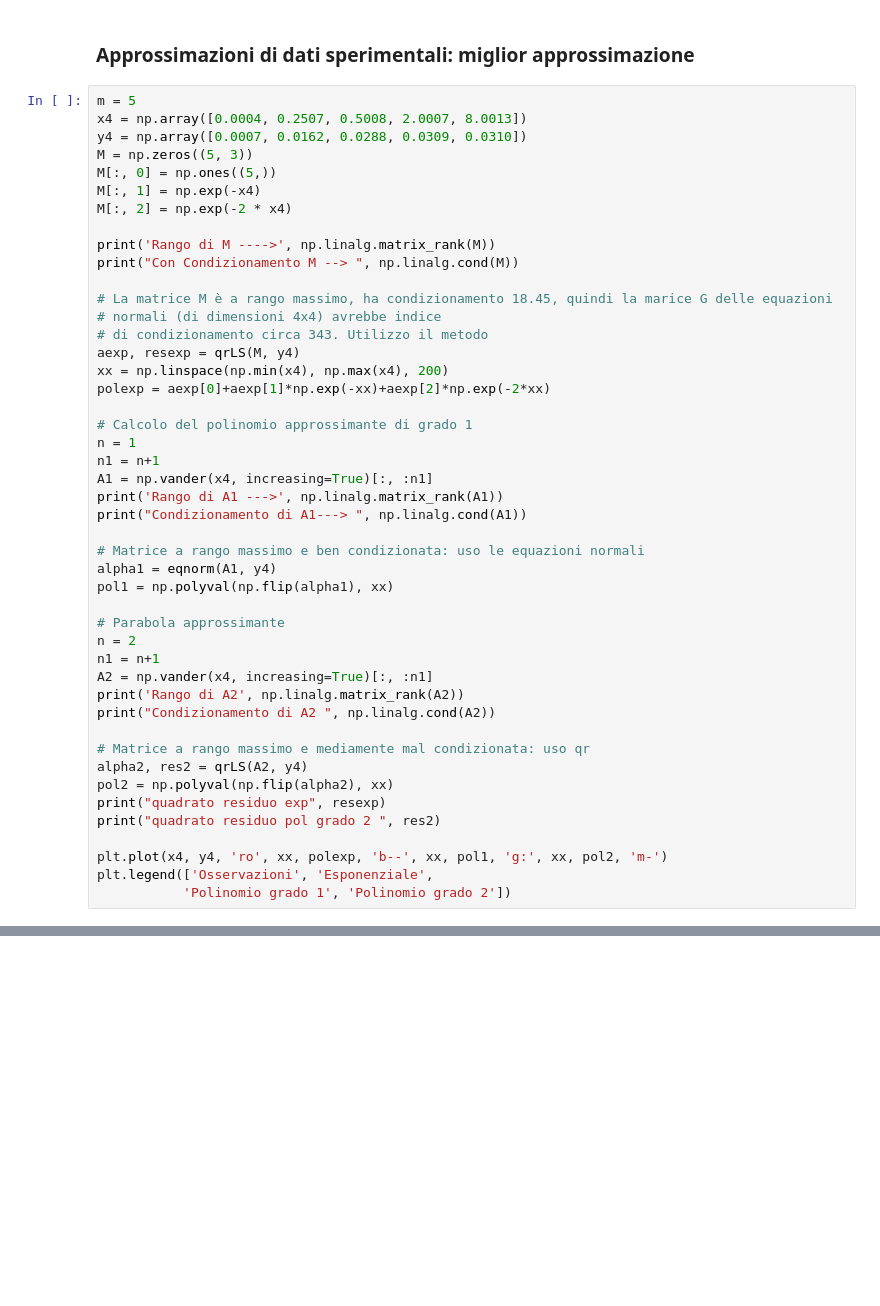
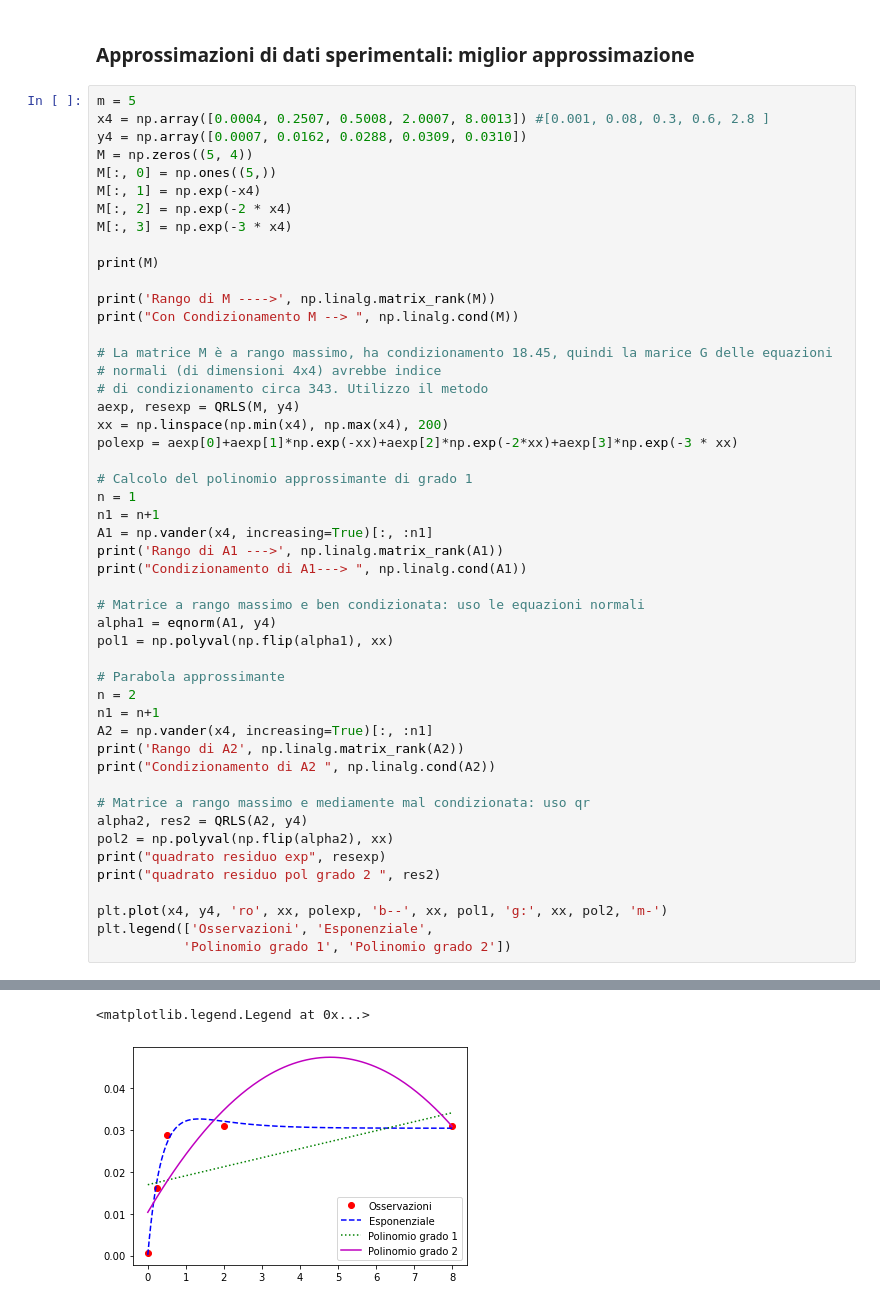
Before and after one commit to SonOfGillas/MetodiNumerici, a Jupyter notebook: Sovradeterminati.ipynb, the cells around one changed output, grey strips where cells are left out. Cells and saved outputs as stored; diff of their text form; blank space fills up the shorter version.

```diff
--- a/Sovradeterminati.ipynb
+++ b/Sovradeterminati.ipynb
@@ -224,12 +241,15 @@ plt.axis('equal')
 ### Approssimazioni di dati sperimentali: miglior approssimazione
 # %%
 m = 5
-x4 = np.array([0.0004, 0.2507, 0.5008, 2.0007, 8.0013])
+x4 = np.array([0.0004, 0.2507, 0.5008, 2.0007, 8.0013]) #[0.001, 0.08, 0.3, 0.6, 2.8 ]
 y4 = np.array([0.0007, 0.0162, 0.0288, 0.0309, 0.0310])
-M = np.zeros((5, 3))
+M = np.zeros((5, 4))
 M[:, 0] = np.ones((5,))
 M[:, 1] = np.exp(-x4)
 M[:, 2] = np.exp(-2 * x4)
+M[:, 3] = np.exp(-3 * x4)
+
+print(M)
 
 print('Rango di M ---->', np.linalg.matrix_rank(M))
 print("Con Condizionamento M --> ", np.linalg.cond(M))
@@ -237,9 +257,9 @@ print("Con Condizionamento M --> ", np.linalg.cond(M))
 # La matrice M è a rango massimo, ha condizionamento 18.45, quindi la marice G delle equazioni
 # normali (di dimensioni 4x4) avrebbe indice
 # di condizionamento circa 343. Utilizzo il metodo
-aexp, resexp = qrLS(M, y4)
+aexp, resexp = QRLS(M, y4)
 xx = np.linspace(np.min(x4), np.max(x4), 200)
-polexp = aexp[0]+aexp[1]*np.exp(-xx)+aexp[2]*np.exp(-2*xx)
+polexp = aexp[0]+aexp[1]*np.exp(-xx)+aexp[2]*np.exp(-2*xx)+aexp[3]*np.exp(-3 * xx)
 
 # Calcolo del polinomio approssimante di grado 1
 n = 1
@@ -260,7 +280,7 @@ print('Rango di A2', np.linalg.matrix_rank(A2))
 print("Condizionamento di A2 ", np.linalg.cond(A2))
 
 # Matrice a rango massimo e mediamente mal condizionata: uso qr
-alpha2, res2 = qrLS(A2, y4)
+alpha2, res2 = QRLS(A2, y4)
 pol2 = np.polyval(np.flip(alpha2), xx)
 print("quadrato residuo exp", resexp)
 print("quadrato residuo pol grado 2 ", res2)
@@ -268,3 +288,4 @@ print("quadrato residuo pol grado 2 ", res2)
 plt.plot(x4, y4, 'ro', xx, polexp, 'b--', xx, pol1, 'g:', xx, pol2, 'm-')
 plt.legend(['Osservazioni', 'Esponenziale',
            'Polinomio grado 1', 'Polinomio grado 2'])
+# %% [output]
@@ -270,0 +306,2 @@ plt.legend(['Osservazioni', 'Esponenziale',
+<matplotlib.legend.Legend at 0x...>
+[figure, added]
```
Also changed, not shown: parts of 4 cells of this notebook, 5 other files.
